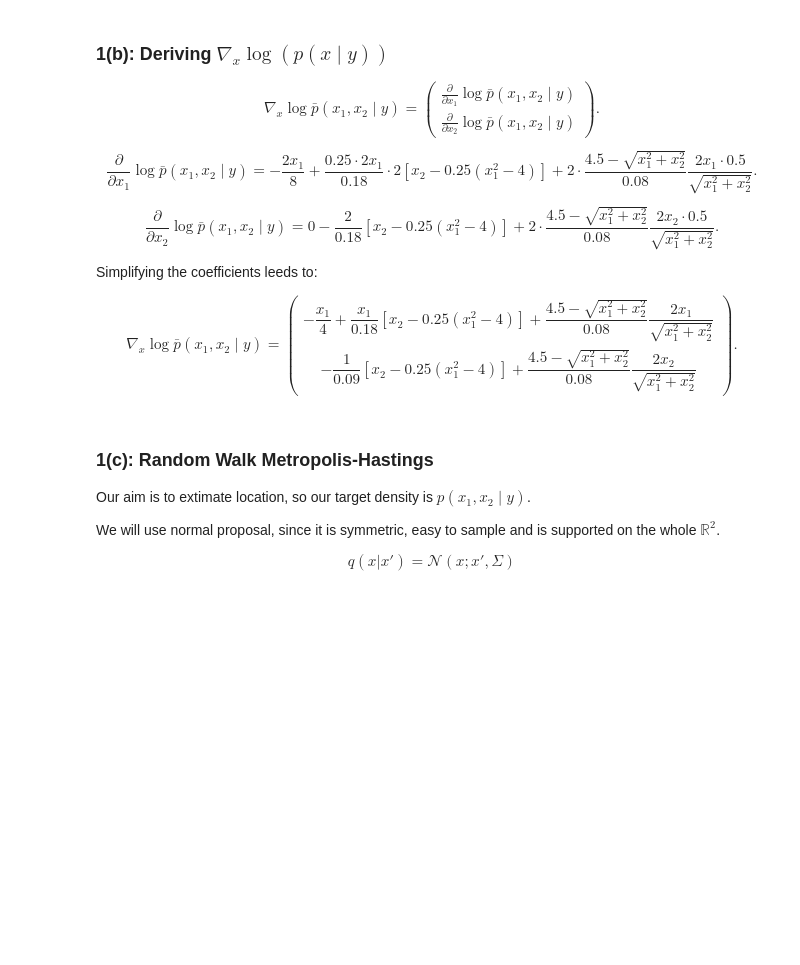
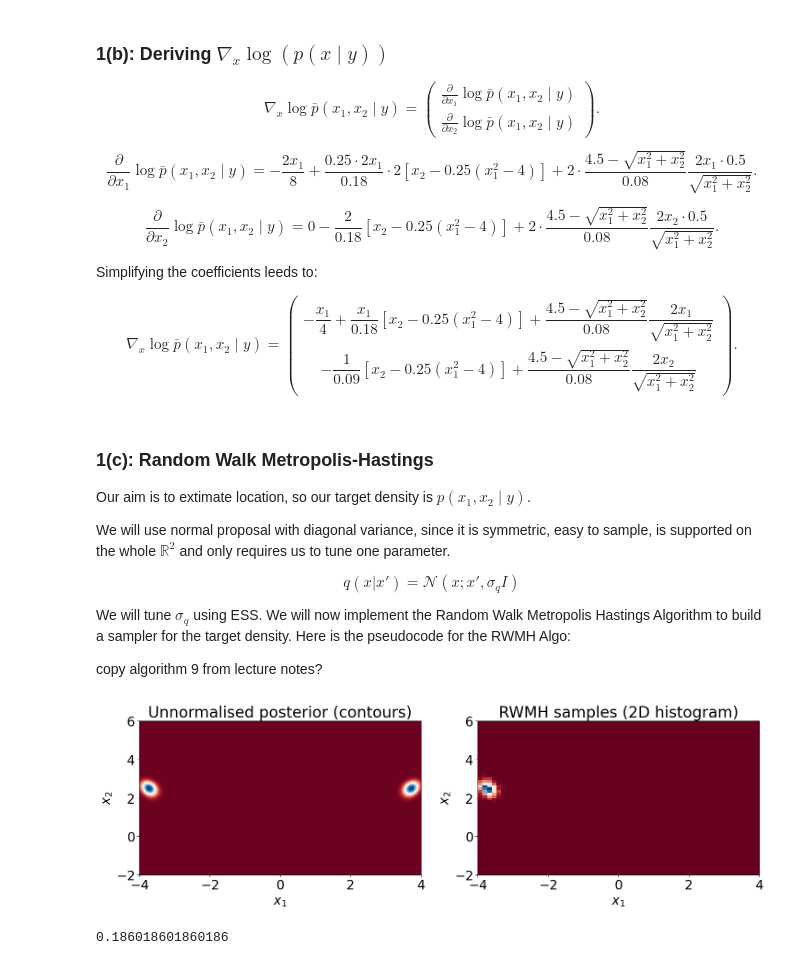
Before and after one commit to alisaklymchuk/stochastic_simulation_math60047, a Jupyter notebook: coursework.ipynb, the cells around one changed output. Cells and saved outputs as stored; diff of their text form; code cells hidden in the pictures; blank space fills up the shorter version.

```diff
--- a/coursework.ipynb
+++ b/coursework.ipynb
@@ -172,8 +174,75 @@ $$
 
 Our aim is to extimate location, so our target density is $p(x_1, x_2 \mid y)$.
 
-We will use normal proposal, since it is symmetric, easy to sample and is supported on the whole $\mathbb{R}^2$.
+We will use normal proposal with diagonal variance, since it is symmetric, easy to sample, is supported on the whole $\mathbb{R}^2$ and only requires us to tune one parameter.
 
 $$
-q(x|x') = \mathcal{N}(x; x', \Sigma)
+q(x|x') = \mathcal{N}(x; x', \sigma_q I)
 $$
+
+We will tune $\sigma_q$ using ESS.
+We will now implement the Random Walk Metropolis Hastings Algorithm to build a sampler for the target density.
+Here is the pseudocode for the RWMH Algo:
+
+copy algorithm 9 from lecture notes?
+# %%
+def rwmh(target, N=10**6, x0=np.array([0,0]), sigma_q=0.5, burnin=200):
+
+    samples_RW = np.zeros((N, 2))
+    samples_RW[0] = x0
+
+    # for acceptance ratio
+    acc_count = 0
+
+    for n in range(1, N):
+
+        # random walk
+        x_dash = samples_RW[n-1] + sigma_q * np.random.randn(2)
+        # metropolis
+        u = rng.uniform(0, 1)
+
+        if np.log(u) < target(x_dash[0], x_dash[1]) - target(samples_RW[n-1, 0], samples_RW[n-1, 1]):
+            samples_RW[n] = x_dash
+            acc_count += 1
+        else:
+            samples_RW[n] = samples_RW[n-1]
+    acc = acc_count / (N-1)
+    return samples_RW[burnin:n], acc
+
+mc, acc = rwmh(log_posterior, N=10000)
+# for surf plot posterior 2d
+x_bb = np.linspace(-4, 4, 100)
+y_bb = np.linspace(-2, 6, 100)
+X_bb, Y_bb = np.meshgrid(x_bb, y_bb)
+Z_bb = np.exp(log_posterior(X_bb, Y_bb))
+
+plt.figure(figsize=(15, 5))
+plt.rcParams.update({'font.size': 20})
+
+# Left: unnormalised posterior contour
+plt.subplot(1, 2, 1)
+plt.contourf(X_bb, Y_bb, Z_bb, levels=60, cmap='RdBu')
+plt.xlim(-4, 4); plt.ylim(-2, 6)
+plt.xlabel("$x_1$"); plt.ylabel("$x_2$")
+plt.title("Unnormalised posterior (contours)")
+
+# Right: 2D histogram of samples
+plt.subplot(1, 2, 2)
+plt.hist2d(
+    mc[:, 0], mc[:, 1],
+    bins=60,
+    range=[[-4, 4], [-2, 6]],
+    density=True,
+    cmap='RdBu'
+)
+
+plt.xlabel("$x_1$"); plt.ylabel("$x_2$")
+plt.title("RWMH samples (2D histogram)")
+
+plt.tight_layout()
+plt.show()
+
+print(acc)
+# %% [output]
+[figure, added]
+0.186018601860186
```
Also changed, not shown: parts of 6 cells of this notebook.
